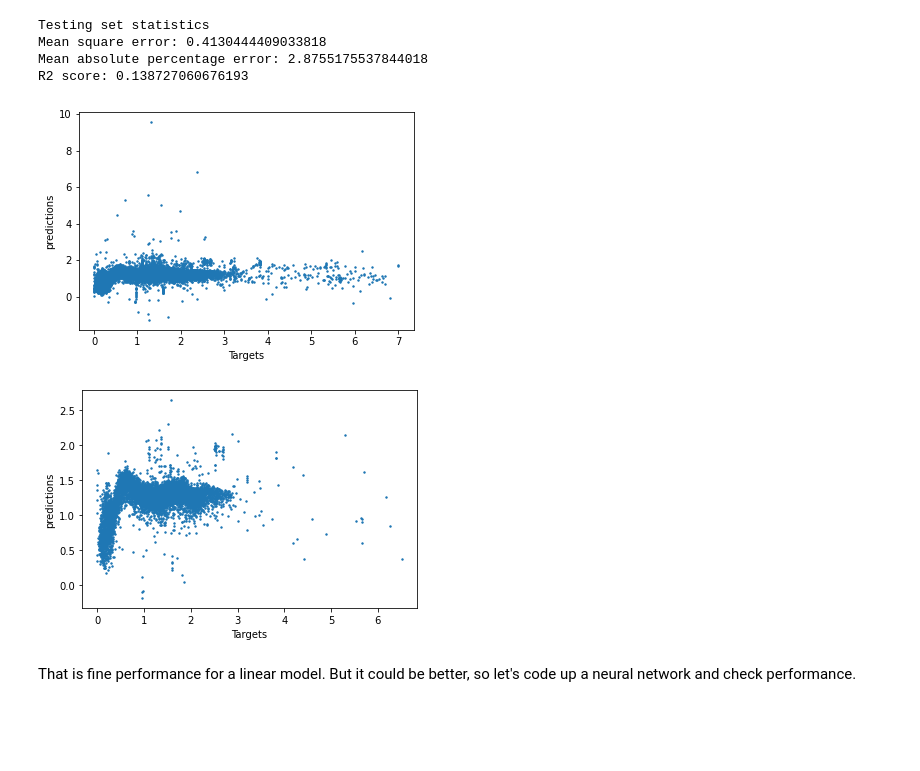
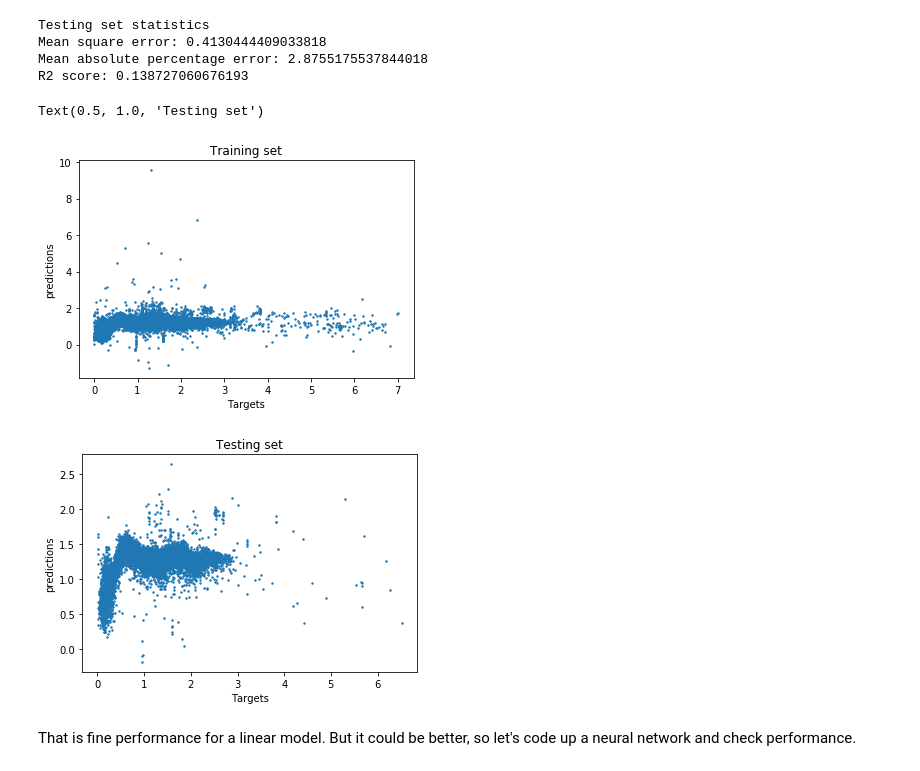
Before and after one commit to Vishal-Upendran/IUCAASummerSchool2021, a Jupyter notebook: Regression.ipynb, the cells around one changed output. Cells and saved outputs as stored; diff of their text form; code cells hidden in the pictures; blank space fills up the shorter version.

```diff
--- a/Regression.ipynb
+++ b/Regression.ipynb
@@ -189,10 +212,13 @@ Mean absolute percentage error: 2.8755175537844018
 R2 score: 0.138727060676193
 # %%
 Make_scatter_plot(ytrain_og,ytrain_pred)
+plt.title("Training set")
 Make_scatter_plot(ytest_og,ytest_pred)
+plt.title("Testing set")
 # %% [output]
+Text(0.5, 1.0, 'Testing set')
-[figure, old version]
+[figure, new version]
-[figure, old version]
+[figure, new version]
 # %% [markdown]
 That is fine performance for a linear model. But it could be better, so let's code up a neural network and check performance.
 # %% [markdown]
```
Also changed, not shown: parts of 14 cells of this notebook.
